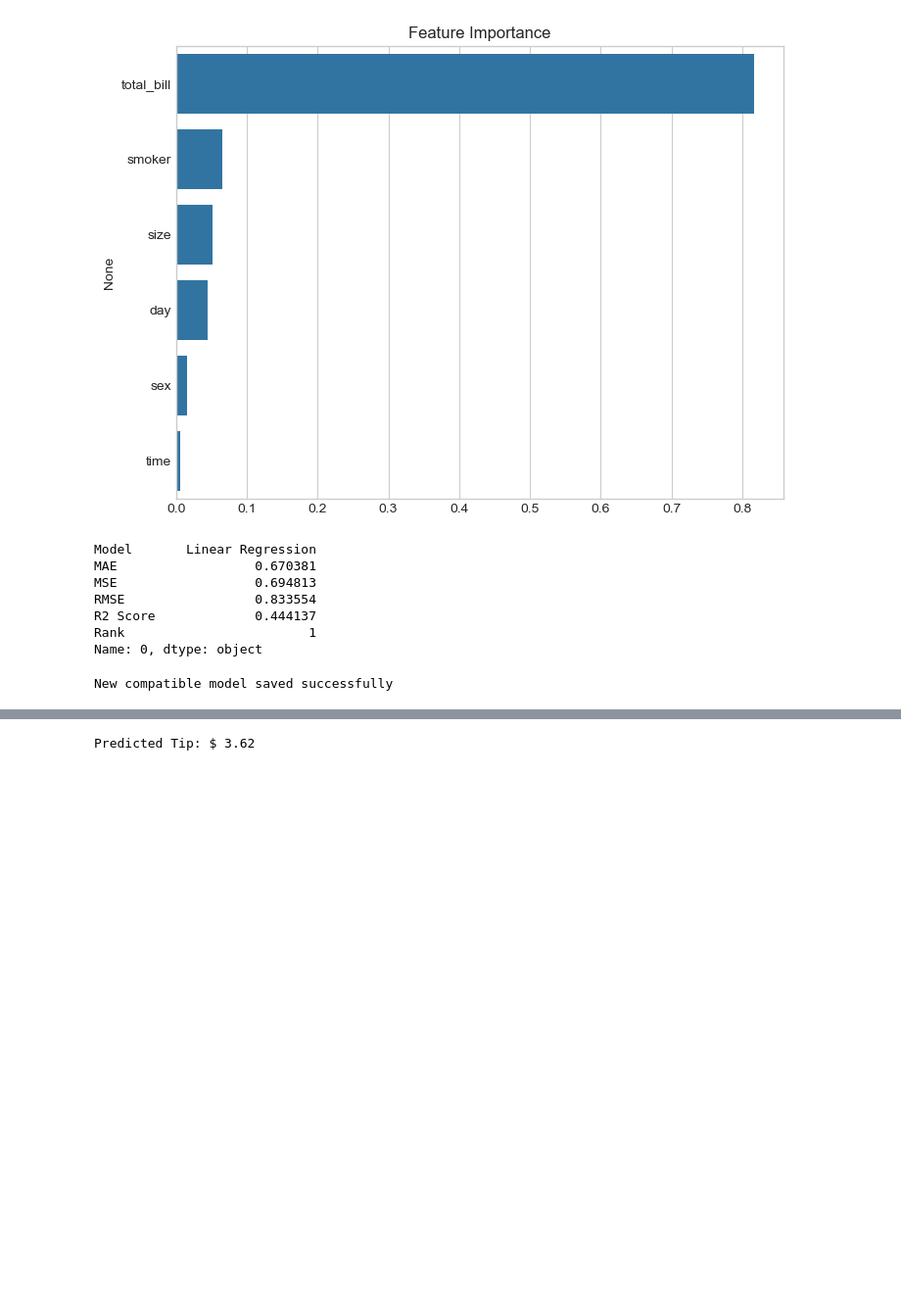
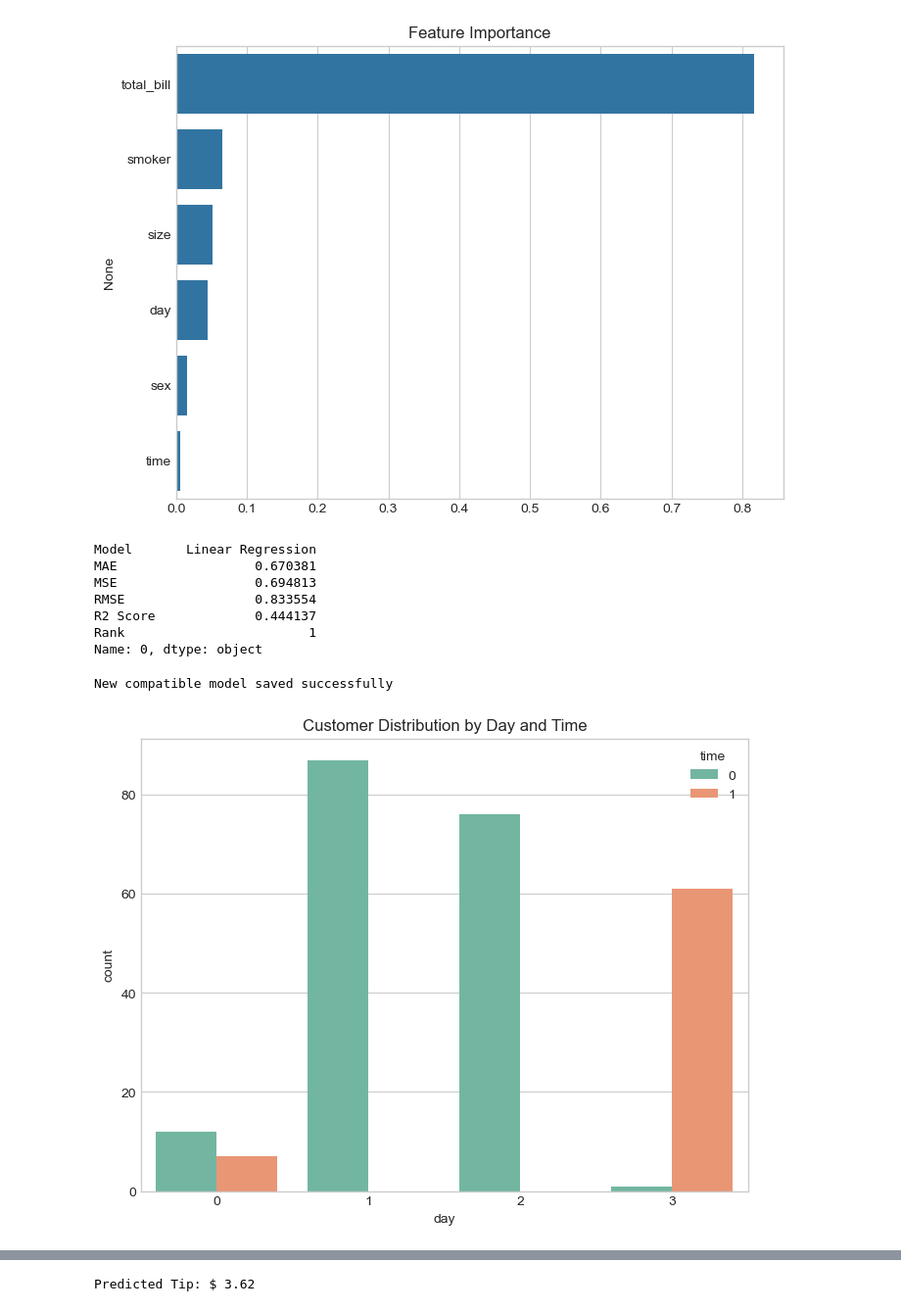
Before and after one commit to nikhillanje/Waiter-Tip-Prediction-with-ML, a Jupyter notebook: Waiter Tips Prediction with Machine Learning.ipynb, the cells around one changed output, grey strips where cells are left out. Shown at 98% size. Drawn from its saved outputs; the diff is of its cells as text; code cells hidden in the pictures; blank space fills up the shorter version.

```diff
--- a/Waiter Tips Prediction with Machine Learning.ipynb
+++ b/Waiter Tips Prediction with Machine Learning.ipynb
@@ -481,3 +481,36 @@ joblib.dump(
 print("New compatible model saved successfully")
 # %% [output]
 New compatible model saved successfully
+# %%
+# =====================================
+# Customer Distribution by Day and Time
+# =====================================
+
+import matplotlib.pyplot as plt
+import seaborn as sns
+import os
+
+# Create plots folder
+os.makedirs("outputs/plots", exist_ok=True)
+
+plt.figure(figsize=(8,6))
+
+sns.countplot(
+    data=df,
+    x='day',
+    hue='time',
+    palette='Set2'
+)
+
+plt.title("Customer Distribution by Day and Time")
+
+# Save plot
+
+plt.savefig(
+    "outputs/plots/employment_status_count.png",
+    bbox_inches='tight'
+)
+
+plt.show()
+# %% [output]
+[figure, added]
```
Also changed, not shown: parts of 6 cells of this notebook, 10 other files.
